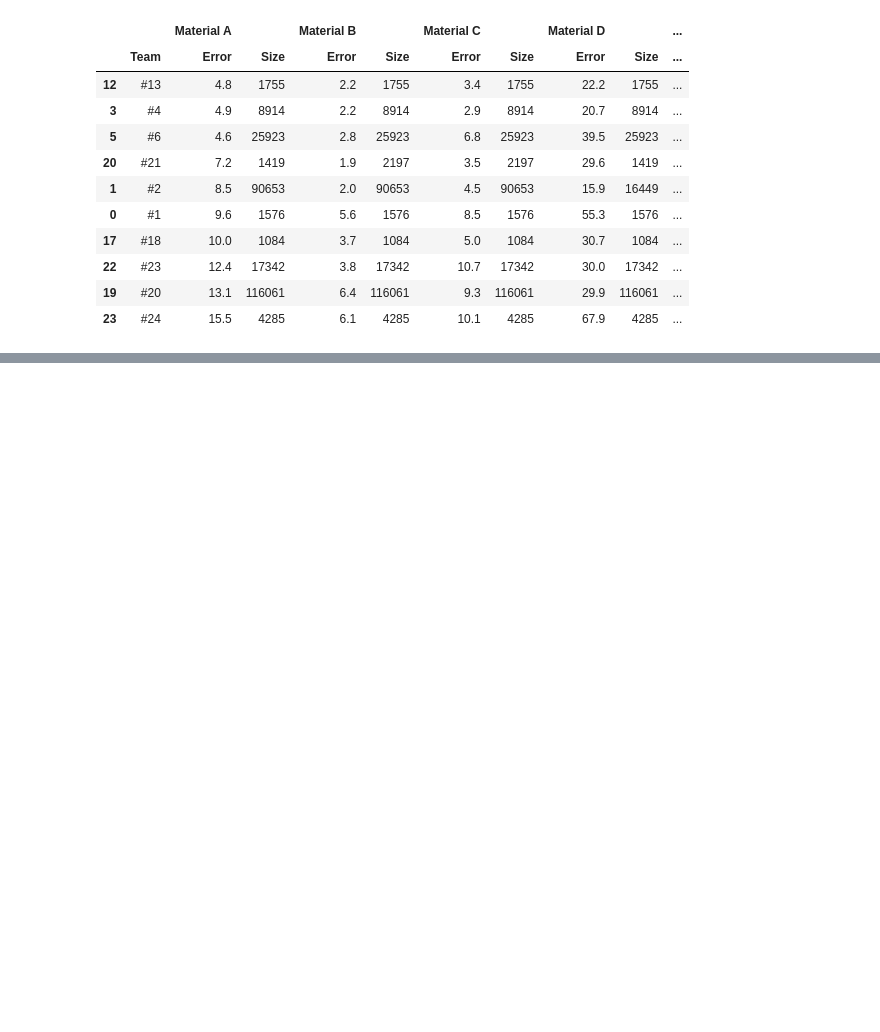
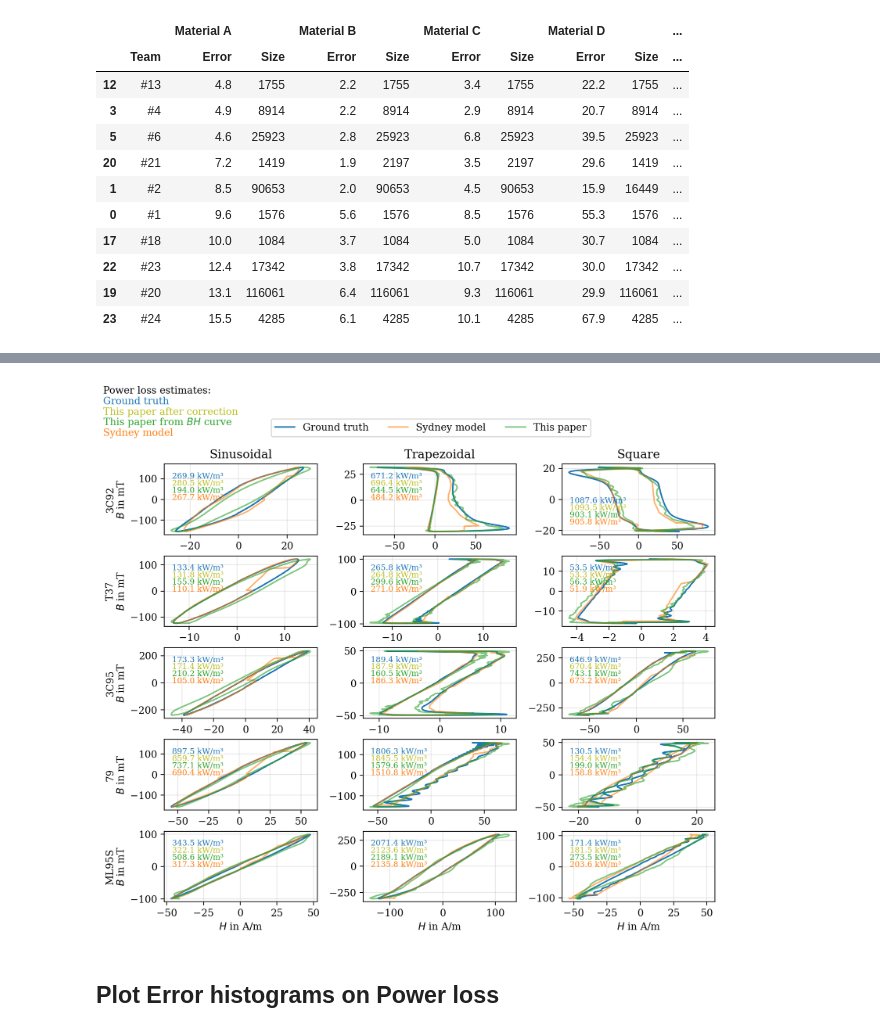
Before and after one commit to upb-lea/hardcore-magnet-challenge, a Jupyter notebook: notebooks/wk-3.0-final_eval_viz.ipynb, the cells around one changed output, grey strips where cells are left out. Saved outputs shown, nothing was run; the diff lists cells and outputs as text; code cells hidden in the pictures; blank space fills up the shorter version.

```diff
--- a/notebooks/wk-3.0-final_eval_viz.ipynb
+++ b/notebooks/wk-3.0-final_eval_viz.ipynb
@@ -132,0 +297,2 @@ df.sort_values(by='median_error').iloc[:10, :]
+# %%
+final_test_raw = Path.cwd().parent.parent / 'Model' / 'data' / 'input'/ 'raw' / 'final-testing'
@@ -132,0 +338,71 @@ df.sort_values(by='median_error').iloc[:10, :]
+# %%
+# get Sydney model H predictions
+h_sydney_pred_d = {}
+p_sydney_pred_d = {}
+mat_lbl_l = final_mdl_stats.material.map(mat2mat_d).unique().tolist()
+sydney_result_path = Path.cwd().parent.parent.parent / 'official_magnet_challenge_2023' / 'models' / 'Sydney' / 'Model' / 'Testing' / 'Result'
+for mat_lbl in list("ABCDE"):
+    h_pred_128 = np.roll(pd.read_csv(sydney_result_path /f'H_pred_{mat_lbl}_wk.csv').to_numpy(), shift=16)
+    q_p = np.arange(1024)
+    s_p = np.arange(128) * 1024 / 128
+    h_pred_1024 = np.row_stack([np.interp(q_p, s_p, h_pred_128[i]) for i in range(h_pred_128.shape[0])])
+    h_sydney_pred_d[mat2mat_d[mat_lbl]] = h_pred_1024
+
+    p_sydney_pred_d[mat2mat_d[mat_lbl]] = pd.read_csv(sydney_result_path / f"Volumetric_Loss_{mat_lbl}_wk.csv", header=None).iloc[:, -1].to_numpy().ravel()
+# %%
+fig, axes = plt.subplots(5, 3, figsize=(10, 8))
+
+indices_to_plot_d = {
+    '3C92': (10, 100, 7650),
+    'T37': (10, 100, 3100),
+    '3C95': (4000, 200, 5200),
+    '79': (14, 130, 7200),
+    'ML95S': (30, 1200, 1000),
+}  # arbitrary
+
+text_opts = dict(fontdict={'size':8})
+
+for m_i, mat_lbl in enumerate(mat_lbl_l):
+    df_gt = gt_d[mat_lbl]
+    b_field = df_gt.loc[:, ALL_B_COLS].to_numpy()
+    h_gt = df_gt.loc[:, ALL_H_COLS].to_numpy()
+    h_our_pred = h_ours_pred_d[mat_lbl].to_numpy()
+    h_sydney_pred = h_sydney_pred_d[mat_lbl]
+    for j, ind_to_plot in enumerate(indices_to_plot_d[mat_lbl]):
+        time_ix = np.hstack([np.arange(b_field.shape[1]), 0])
+        b_field_i = b_field[ind_to_plot, time_ix] * 1000
+        h_gt_i = h_gt[ind_to_plot, time_ix]
+        h_our_pred_i = h_our_pred[ind_to_plot, time_ix]
+        h_sydney_pred_i = h_sydney_pred[ind_to_plot, time_ix]
+        ax = axes[m_i, j]
+        ax.plot(h_gt_i, b_field_i, label='Ground truth')
+        ax.plot(h_sydney_pred_i, b_field_i, label='Sydney model', alpha=0.6)
+        ax.plot(h_our_pred_i, b_field_i, label='This paper', alpha=0.6)
+        p_sydney = get_bh_integral_from_two_mats(df_gt.freq.iloc[ind_to_plot], b_field[[ind_to_plot]], h_sydney_pred[[ind_to_plot]])[0]
+        p_ours = get_bh_integral_from_two_mats(df_gt.freq.iloc[ind_to_plot], b_field[[ind_to_plot]], h_our_pred[[ind_to_plot]])[0]
+        p_ours_corrected = p_ours_pred_d[mat_lbl].iloc[ind_to_plot].item()
+        text_x = 0.05
+        ax.text(text_x, 0.8 if not (j == 2 and m_i == 0) else 0.45, f"{df_gt.iloc[ind_to_plot, :].loc['ploss']*1e-3:.1f} kW/m³",  color='tab:blue', transform=ax.transAxes, **text_opts)
+        ax.text(text_x, 0.7 if not (j == 2 and m_i == 0) else 0.35, f"{p_ours_corrected*1e-3:.1f} kW/m³", color='tab:olive', transform=ax.transAxes, **text_opts)
+        ax.text(text_x, 0.6 if not (j == 2 and m_i == 0) else 0.25, f"{p_ours*1e-3:.1f} kW/m³", color='tab:green', transform=ax.transAxes, **text_opts)
+        ax.text(text_x, 0.5 if not (j == 2 and m_i == 0) else 0.15, f"{p_sydney*1e-3:.1f} kW/m³", color='tab:orange', transform=ax.transAxes, **text_opts)
+
+text_x = -0.4
+axes[0, 0].text(text_x, 2, "Power loss estimates:", transform=axes[0, 0].transAxes, fontdict={'size':10})
+axes[0, 0].text(text_x, 1.85, "Ground truth", transform=axes[0, 0].transAxes, color='tab:blue', fontdict={'size':10})
+axes[0, 0].text(text_x, 1.7, "This paper after correction", transform=axes[0, 0].transAxes, color='tab:olive', fontdict={'size':10})
+axes[0, 0].text(text_x, 1.55, "This paper from $BH$ curve", transform=axes[0, 0].transAxes, color='tab:green', fontdict={'size':10})
+axes[0, 0].text(text_x, 1.4, "Sydney model", transform=axes[0, 0].transAxes, color='tab:orange', fontdict={'size':10})
+
+for ax, mat_lbl in zip(axes[:, 0], mat_lbl_l):
+    ax.set_ylabel(mat_lbl+"\n$B$ in mT")
+for ax in axes[-1, :]:
+    ax.set_xlabel("$H$ in A/m")
+axes[0, 0].set_title("Sinusoidal")
+axes[0, 1].set_title("Trapezoidal")
+axes[0, 2].set_title("Square")
+axes[0, 0].legend(ncol=3, loc='lower center', bbox_to_anchor=(.5, 0.92),bbox_transform=fig.transFigure, frameon=True)
+fig.subplots_adjust(hspace=0.3, wspace=0.3)
+fig.align_ylabels()
+# %% [output]
+[figure, added]
@@ -132,0 +411,2 @@ df.sort_values(by='median_error').iloc[:10, :]
+# %% [markdown]
+## Plot Error histograms on Power loss
```
Also changed, not shown: parts of 20 cells of this notebook, 2 other files.
